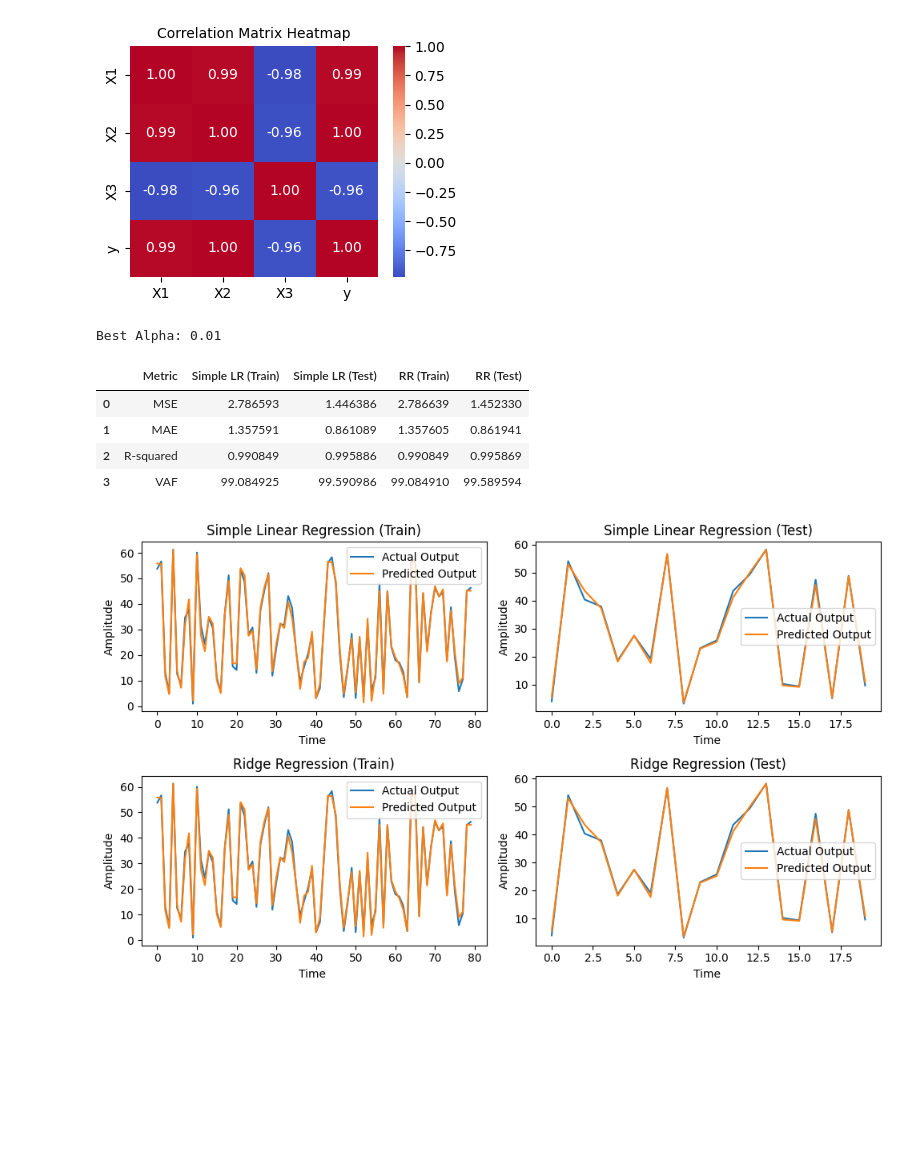
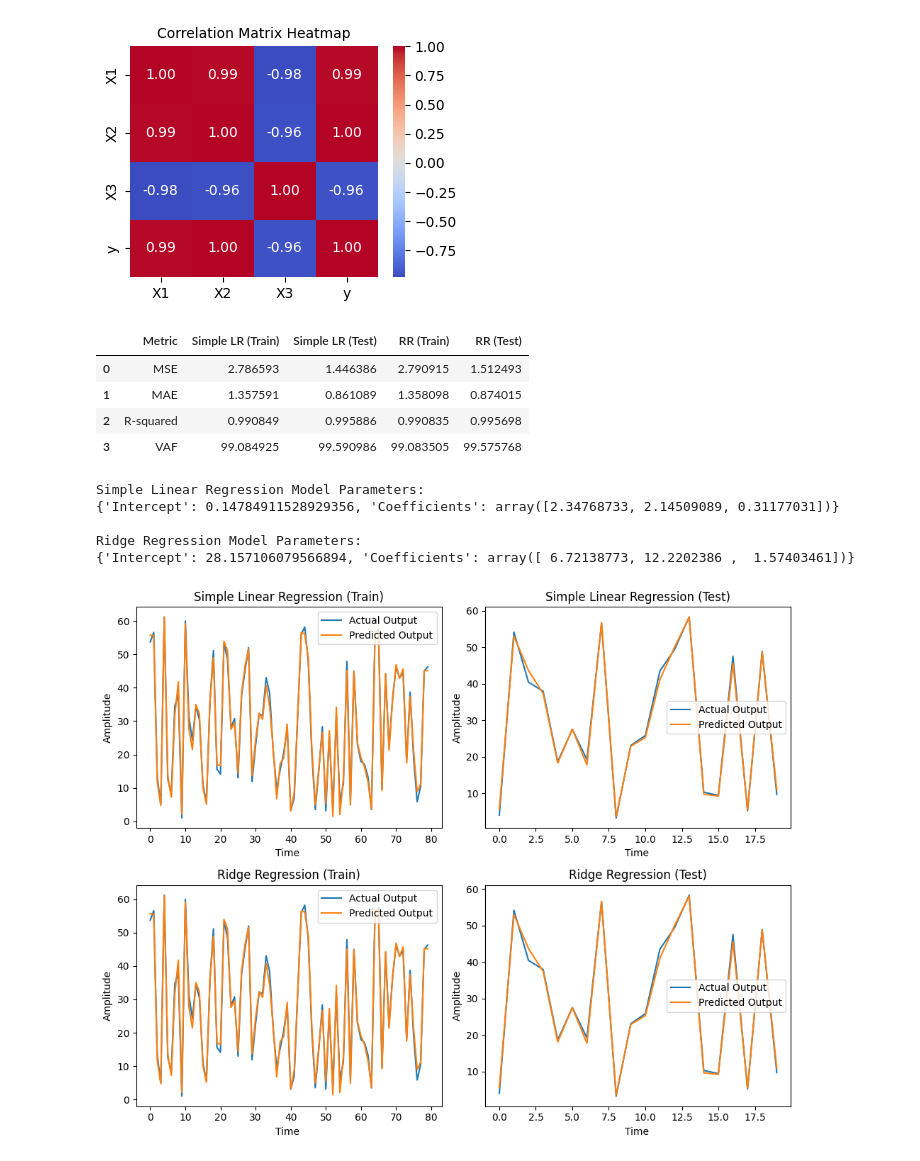
Before and after one commit to asheta66/Data-Science, a Jupyter notebook: Linear_and_Ridge_Regression.ipynb, the cells around one changed output. Cells and saved outputs as stored; diff of their text form; code cells hidden in the pictures; blank space fills up the shorter version.

```diff
--- a/Linear_and_Ridge_Regression.ipynb
+++ b/Linear_and_Ridge_Regression.ipynb
@@ -54,21 +54,6 @@ plt.title("Correlation Matrix Heatmap", fontsize=10)
 plt.show()
 # %% [output]
 [figure]
-# %%
-from sklearn.model_selection import train_test_split, GridSearchCV
-
-# Define alpha values to search
-alpha_values = np.logspace(-6, 6, 13)  # A range of alpha values from 10^-6 to 10^6
-
-# Perform cross-validation to find the best alpha value
-param_grid = {'alpha': alpha_values}
-ridge_cv = GridSearchCV(Ridge(), param_grid, cv=5)
-ridge_cv.fit(X_train, y_train)
-
-best_alpha = ridge_cv.best_params_['alpha']
-print("Best Alpha:", best_alpha)
-# %% [output]
-Best Alpha: 0.01
 # %%
 import numpy as np
 import matplotlib.pyplot as plt
@@ -88,7 +73,7 @@ X_test_scaled = scaler.transform(X_test)
 
 # Initialize models
 simple_lr = LinearRegression()
-ridge_lr = Ridge(alpha=best_alpha)  # You can adjust the alpha parameter
+ridge_lr = Ridge(alpha= 0.1)  # You can adjust the alpha parameter
 
 # Fit models
 simple_lr.fit(X_train, y_train)
@@ -141,30 +126,53 @@ results_df = pd.DataFrame(results_data)
 results_df
 # %% [output]
 |  | Metric | Simple LR (Train) | Simple LR (Test) | RR (Train) | RR (Test) |
-| 0 | MSE | 2.786593 | 1.446386 | 2.786639 | 1.452330 |
-| 1 | MAE | 1.357591 | 0.861089 | 1.357605 | 0.861941 |
-| 2 | R-squared | 0.990849 | 0.995886 | 0.990849 | 0.995869 |
-| 3 | VAF | 99.084925 | 99.590986 | 99.084910 | 99.589594 |
+| 0 | MSE | 2.786593 | 1.446386 | 2.790915 | 1.512493 |
+| 1 | MAE | 1.357591 | 0.861089 | 1.358098 | 0.874015 |
+| 2 | R-squared | 0.990849 | 0.995886 | 0.990835 | 0.995698 |
+| 3 | VAF | 99.084925 | 99.590986 | 99.083505 | 99.575768 |
+# %%
+# Display model parameters
+simple_lr_params = {
+    'Intercept': simple_lr.intercept_,
+    'Coefficients': simple_lr.coef_
+}
+
+ridge_lr_params = {
+    'Intercept': ridge_lr.intercept_,
+    'Coefficients': ridge_lr.coef_
+}
+
+print("Simple Linear Regression Model Parameters:")
+print(simple_lr_params)
+
+print("\nRidge Regression Model Parameters:")
+print(ridge_lr_params)
+# %% [output]
+Simple Linear Regression Model Parameters:
+{'Intercept': 0.14784911528929356, 'Coefficients': array([2.34768733, 2.14509089, 0.31177031])}
+
+Ridge Regression Model Parameters:
+{'Intercept': 28.157106079566894, 'Coefficients': array([ 6.72138773, 12.2202386 ,  1.57403461])}
 # %%
 # Plot actual vs. estimated responses
 def plot_predictions_subplot(y_true, y_pred, title, ax):
     x_values = np.arange(len(y_true))  # Create an array of length of y_true
     ax.plot(x_values, y_true, label='Actual Output')
     ax.plot(x_values, y_pred, label='Predicted Output')
     ax.set_xlabel("Time ")
     ax.set_ylabel("Amplitude")
     ax.set_title(title)
     ax.legend()
 
 # Create subplots for training and testing cases
-fig, axes = plt.subplots(2, 2, figsize=(10, 6))
+fig, axes = plt.subplots(2, 2, figsize=(10, 8))
 
 plot_predictions_subplot(y_train, y_train_pred_simple, "Simple Linear Regression (Train)", axes[0, 0])
 plot_predictions_subplot(y_test, y_test_pred_simple, "Simple Linear Regression (Test)", axes[0, 1])
 plot_predictions_subplot(y_train, y_train_pred_ridge, "Ridge Regression (Train)", axes[1, 0])
 plot_predictions_subplot(y_test, y_test_pred_ridge, "Ridge Regression (Test)", axes[1, 1])
 
 plt.tight_layout()
 plt.show()
 # %% [output]
-[figure, old version]
+[figure, new version]
```
